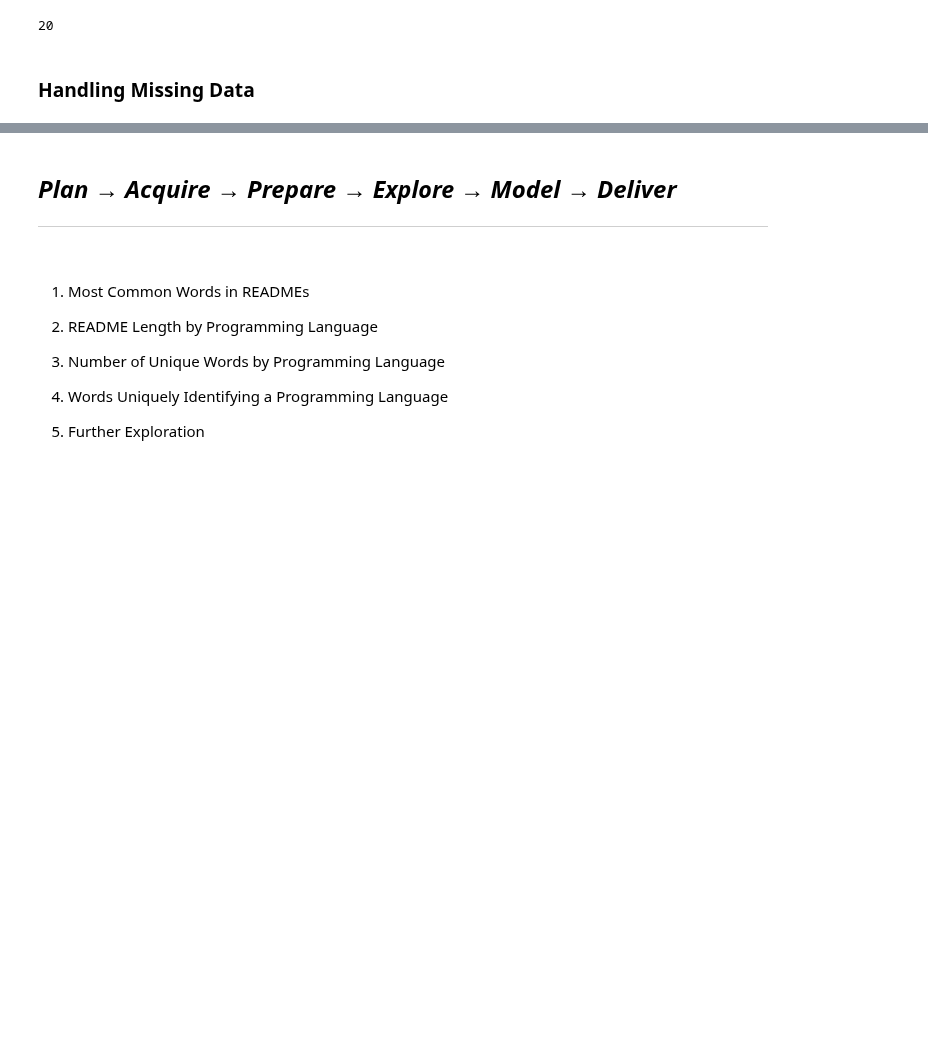
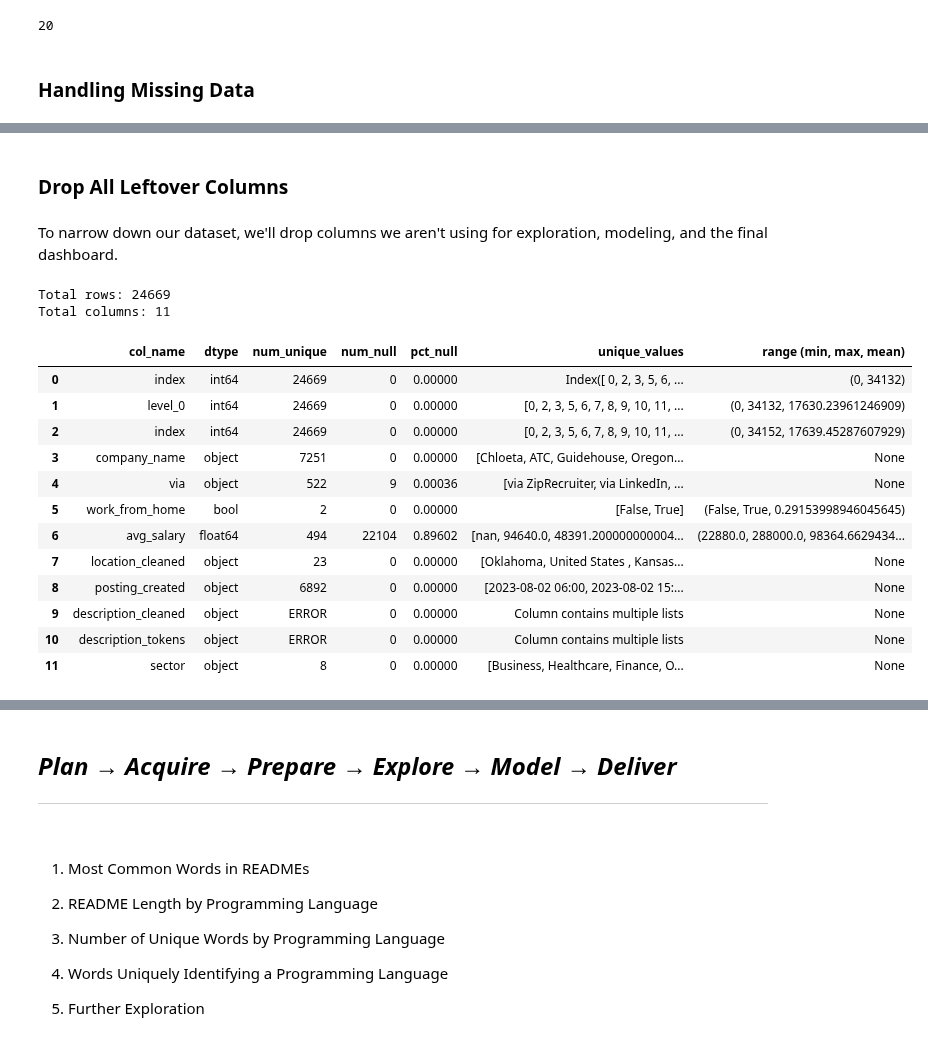
Before and after one commit to Decoding-Data-Jobs/data-jobs-project, a Jupyter notebook: mvp_notebook.ipynb, the cells around one changed output, grey strips where cells are left out. Cells and saved outputs as stored; diff of their text form; code cells hidden in the pictures; blank space fills up the shorter version.

```diff
--- a/mvp_notebook.ipynb
+++ b/mvp_notebook.ipynb
@@ -363,0 +362,3 @@ From this column, we engineered:
+# %%
+# Fill nulls in work from home with False
+jobs_df_cleaned["work_from_home"] = jobs_df_cleaned["work_from_home"].fillna(False)
@@ -363,0 +821,43 @@ From this column, we engineered:
+# %%
+# If the schedule type does not have "Full-time", drop it
+jobs_df_cleaned = jobs_df_cleaned[jobs_df_cleaned["schedule_type"] == "Full-time"]
+# %% [markdown]
+### Drop All Leftover Columns
+# %% [markdown]
+To narrow down our dataset, we'll drop columns we aren't using for exploration, modeling, and the final dashboard.
+# %%
+# Drop title, location, description, time_since_posting, schedule_type, date_scraped, salary_pay, salary_rate, cleaned_salary, pay_rate, min_salary, max_salary
+jobs_df_cleaned = jobs_df_cleaned.drop(
+    columns=[
+        "title",
+        "location",
+        "description",
+        "time_since_posting",
+        "schedule_type",
+        "date_scraped",
+        "salary_pay",
+        "salary_rate",
+        "cleaned_salary",
+        "pay_rate",
+        "min_salary",
+        "max_salary",
+    ]
+)
+# %%
+check_columns(jobs_df_cleaned)
+# %% [output]
+Total rows: 24669
+Total columns: 11
+|  | col_name | dtype | num_unique | num_null | pct_null | unique_values | range (min, max, mean) |
+| 0 | index | int64 | 24669 | 0 | 0.00000 | Index([ 0, 2, 3, 5, 6, ... | (0, 34132) |
+| 1 | level_0 | int64 | 24669 | 0 | 0.00000 | [0, 2, 3, 5, 6, 7, 8, 9, 10, 11, ... | (0, 34132, 17630.23961246909) |
+| 2 | index | int64 | 24669 | 0 | 0.00000 | [0, 2, 3, 5, 6, 7, 8, 9, 10, 11, ... | (0, 34152, 17639.45287607929) |
+| 3 | company_name | object | 7251 | 0 | 0.00000 | [Chloeta, ATC, Guidehouse, Oregon... | None |
+| 4 | via | object | 522 | 9 | 0.00036 | [via ZipRecruiter, via LinkedIn, ... | None |
+| 5 | work_from_home | bool | 2 | 0 | 0.00000 | [False, True] | (False, True, 0.29153998946045645) |
+| 6 | avg_salary | float64 | 494 | 22104 | 0.89602 | [nan, 94640.0, 48391.200000000004... | (22880.0, 288000.0, 98364.6629434... |
+| 7 | location_cleaned | object | 23 | 0 | 0.00000 | [Oklahoma, United States , Kansas... | None |
+| 8 | posting_created | object | 6892 | 0 | 0.00000 | [2023-08-02 06:00, 2023-08-02 15:... | None |
+| 9 | description_cleaned | object | ERROR | 0 | 0.00000 | Column contains multiple lists | None |
+| 10 | description_tokens | object | ERROR | 0 | 0.00000 | Column contains multiple lists | None |
+| 11 | sector | object | 8 | 0 | 0.00000 | [Business, Healthcare, Finance, O... | None |
```
Also changed, not shown: parts of 34 cells of this notebook, 2 other files.
